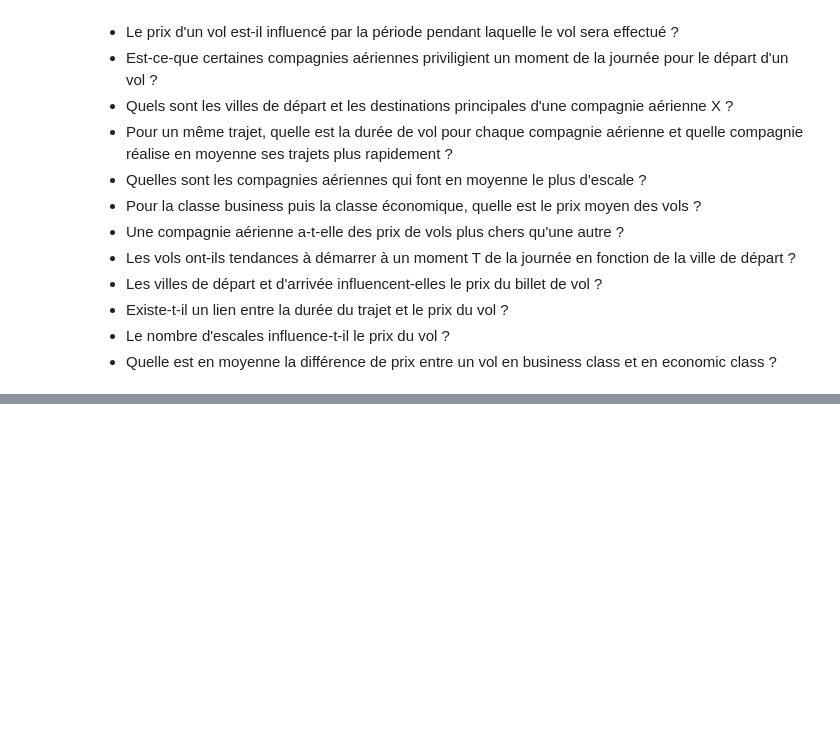
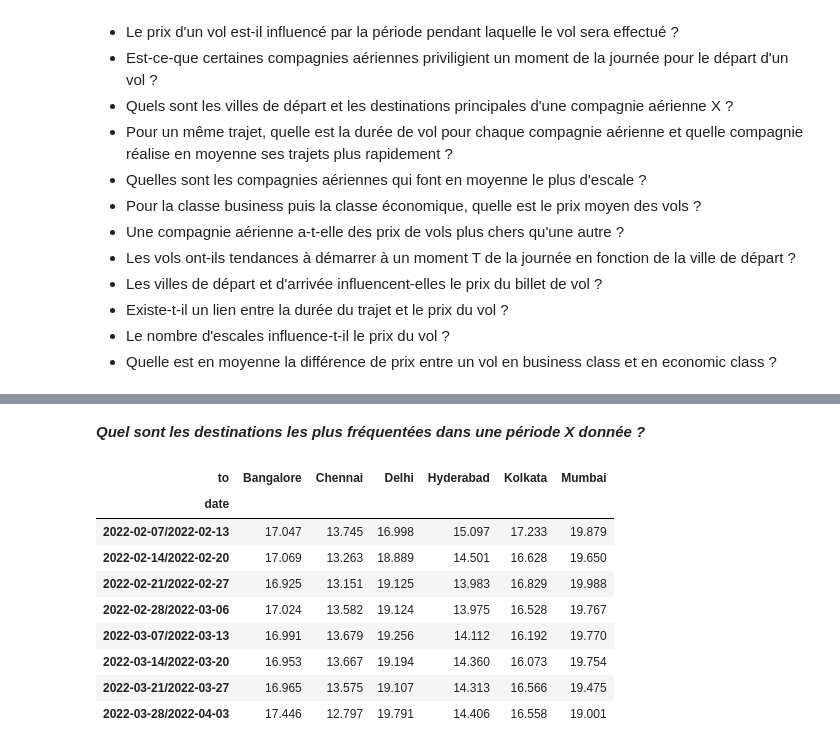
Before and after one commit to chanwinharold/Prevision_du_prix_des_vols, a Jupyter notebook: notebooks/02_exploratory_analysis.ipynb, the cells around one changed output, grey strips where cells are left out. Saved outputs shown, nothing was run; the diff lists cells and outputs as text; code cells hidden in the pictures; blank space fills up the shorter version.

```diff
--- a/notebooks/02_exploratory_analysis.ipynb
+++ b/notebooks/02_exploratory_analysis.ipynb
@@ -360,0 +412,16 @@ Avant de se lancer dans cette étape, commençons par exposer les questions auqu
+# %% [markdown]
+***Quel sont les destinations les plus fréquentées dans une période X donnée ?***
+# %%
+pivot_by_destination = show_pivot_table("to")
+pivot_by_destination
+# %% [output]
+| to | Bangalore | Chennai | Delhi | Hyderabad | Kolkata | Mumbai |
+| date |  |  |  |  |  |  |
+| 2022-02-07/2022-02-13 | 17.047 | 13.745 | 16.998 | 15.097 | 17.233 | 19.879 |
+| 2022-02-14/2022-02-20 | 17.069 | 13.263 | 18.889 | 14.501 | 16.628 | 19.650 |
+| 2022-02-21/2022-02-27 | 16.925 | 13.151 | 19.125 | 13.983 | 16.829 | 19.988 |
+| 2022-02-28/2022-03-06 | 17.024 | 13.582 | 19.124 | 13.975 | 16.528 | 19.767 |
+| 2022-03-07/2022-03-13 | 16.991 | 13.679 | 19.256 | 14.112 | 16.192 | 19.770 |
+| 2022-03-14/2022-03-20 | 16.953 | 13.667 | 19.194 | 14.360 | 16.073 | 19.754 |
+| 2022-03-21/2022-03-27 | 16.965 | 13.575 | 19.107 | 14.313 | 16.566 | 19.475 |
+| 2022-03-28/2022-04-03 | 17.446 | 12.797 | 19.791 | 14.406 | 16.558 | 19.001 |
```
Also changed, not shown: parts of 13 cells of this notebook.
